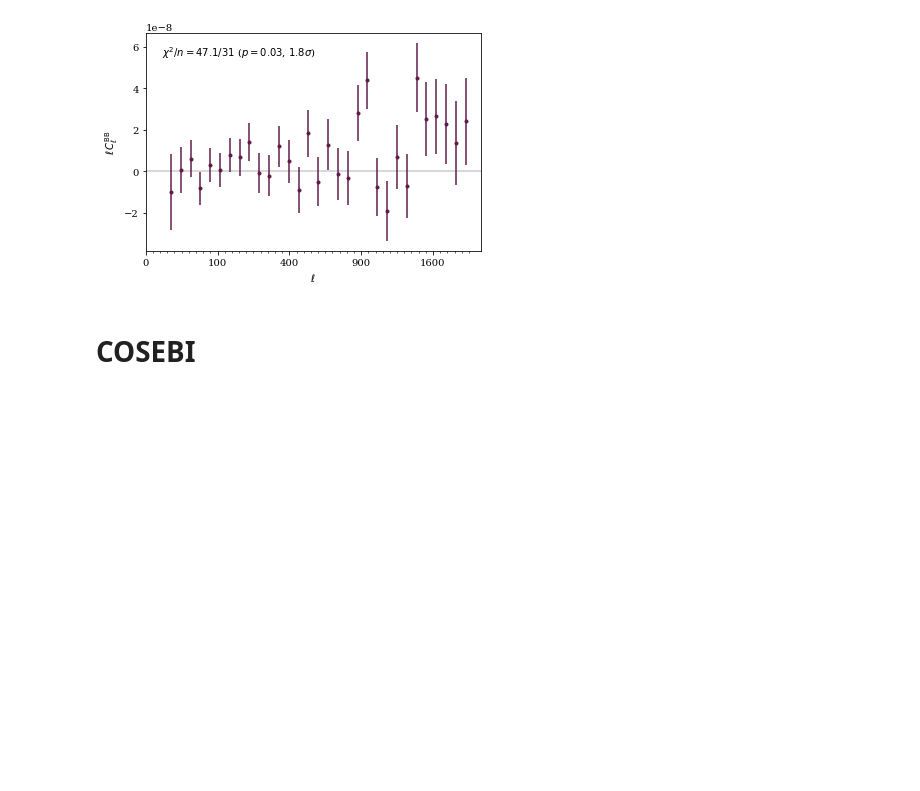
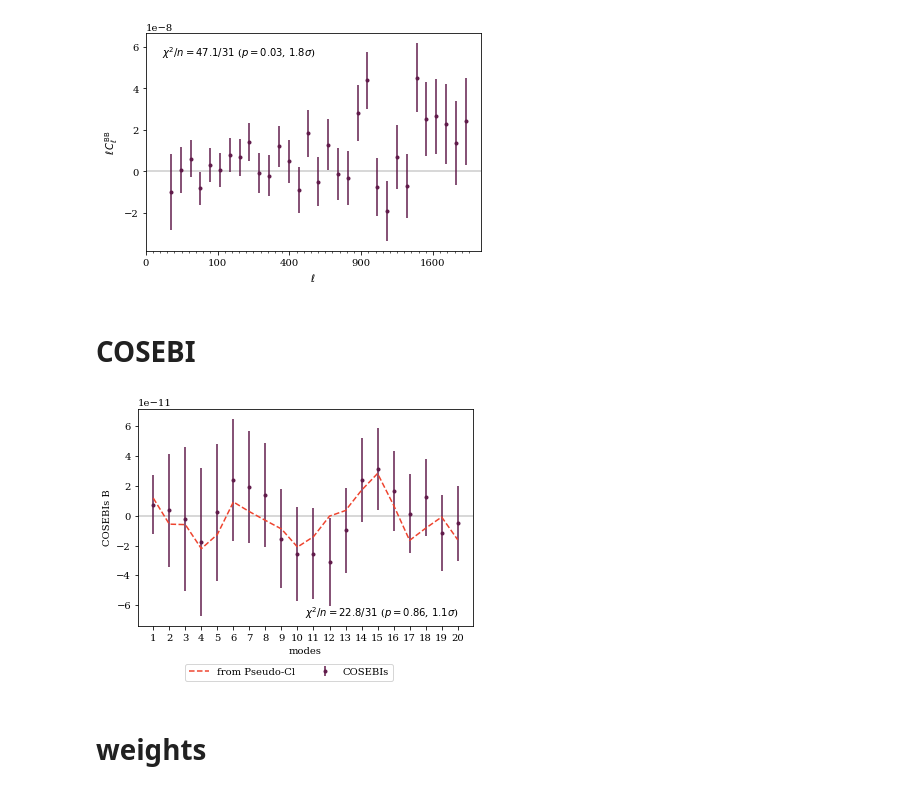
Before and after one commit to des-science/Y3_shearcat_tests, a Jupyter notebook: final_plots_paper/All_the_plots.ipynb, the cells around one changed output. Cells and saved outputs as stored; diff of their text form; code cells hidden in the pictures; blank space fills up the shorter version.

Commit message:
plots

```diff
--- a/final_plots_paper/All_the_plots.ipynb
+++ b/final_plots_paper/All_the_plots.ipynb
@@ -754,3 +754,31 @@ plt.savefig('./figures/B_modes.pdf', bbox_inches='tight')
 [figure]
 # %% [markdown]
 # COSEBI
+# %%
+
+
+dictt=load_obj('all_you_need_for_cosebi')
+
+
+plt.axhline(y=0, c='.8', zorder=-99)
+plt.errorbar(np.arange(len(dictt['cosebi_b'])), dictt['cosebi_b'],dictt['cosebi_b_err'],
+             marker='o', ms=3, c=colors[0], ls=' ',label='COSEBIs'
+            )
+plt.plot(np.arange(len(dictt['cosebi_b'])), dictt['pseudo_cosebi'],
+             c=colors[1], linestyle='dashed',label='from Pseudo-Cl')
+ax = plt.gca()
+ax.set_xlabel('modes')
+ax.set_ylabel('COSEBIs B')
+cov = dictt['cosebi_b_cov']
+chi2 = np.dot( dictt['cosebi_b'], np.dot(np.linalg.inv(cov),  dictt['cosebi_b']))
+pval = scipy.stats.chi2.sf(chi2, df=len(ell))
+sigmas = scipy.stats.norm.isf(pval)
+ax.legend(loc='upper center', bbox_to_anchor=(0.45, -0.15), ncol=2)
+ax.set_xticks(np.arange(len(dictt['cosebi_b'])))
+ax.set_xticklabels(np.arange(1,len(dictt['cosebi_b'])+1))
+plt.text(0.5, 0.1, '$\\chi^2/n={:.1f}/31$ ($p={:.2f}$, ${:.1f}\\sigma$)'.format(chi2, pval, np.sqrt(sigmas**2)), ha='left', va='top', transform=ax.transAxes)
+plt.savefig('./figures/COSEBIsB.pdf', bbox_inches='tight')
+# %% [output]
+[figure, added]
+# %% [markdown]
+# weights
```
Also changed, not shown: parts of 2 cells of this notebook.
